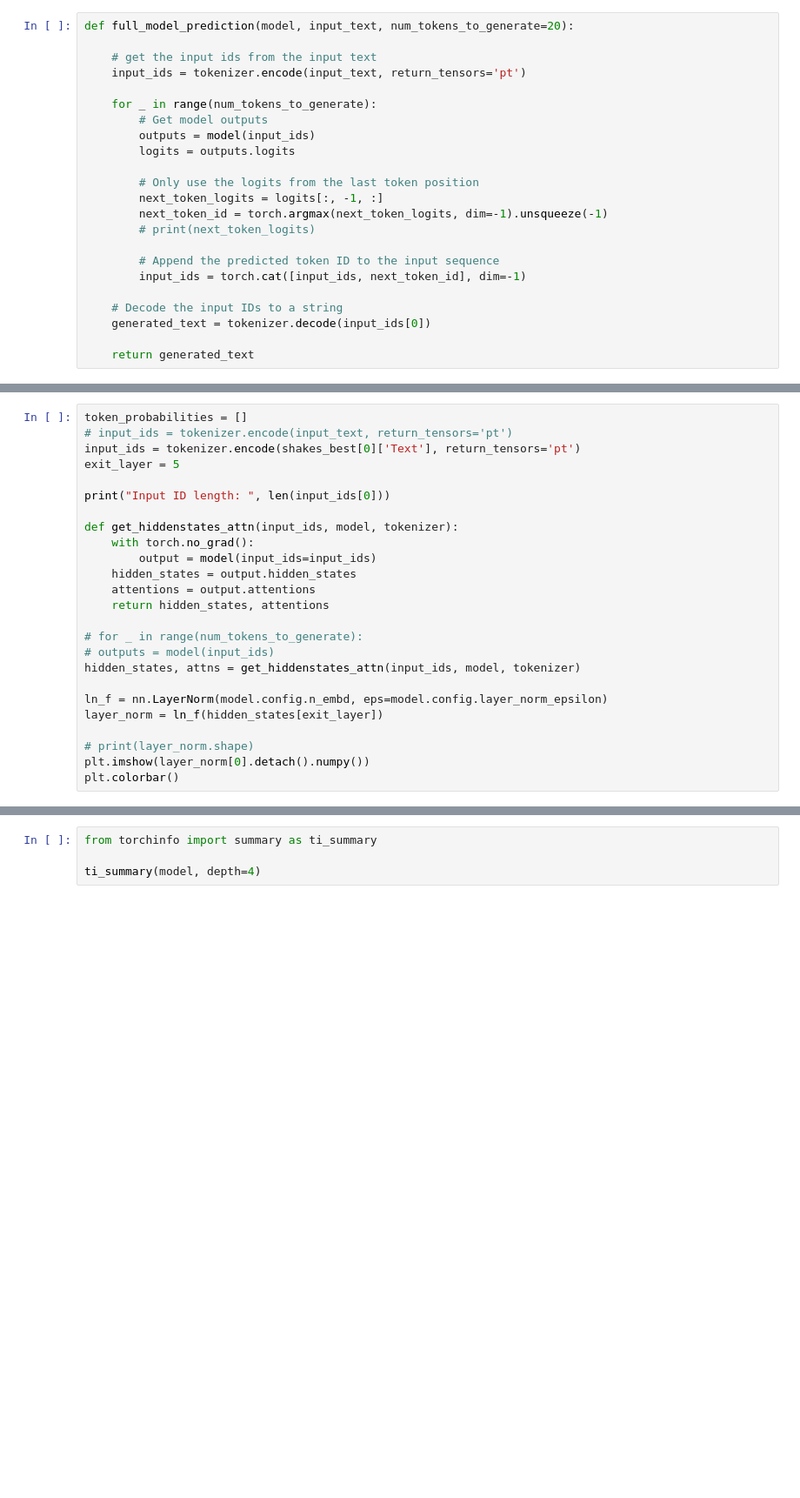
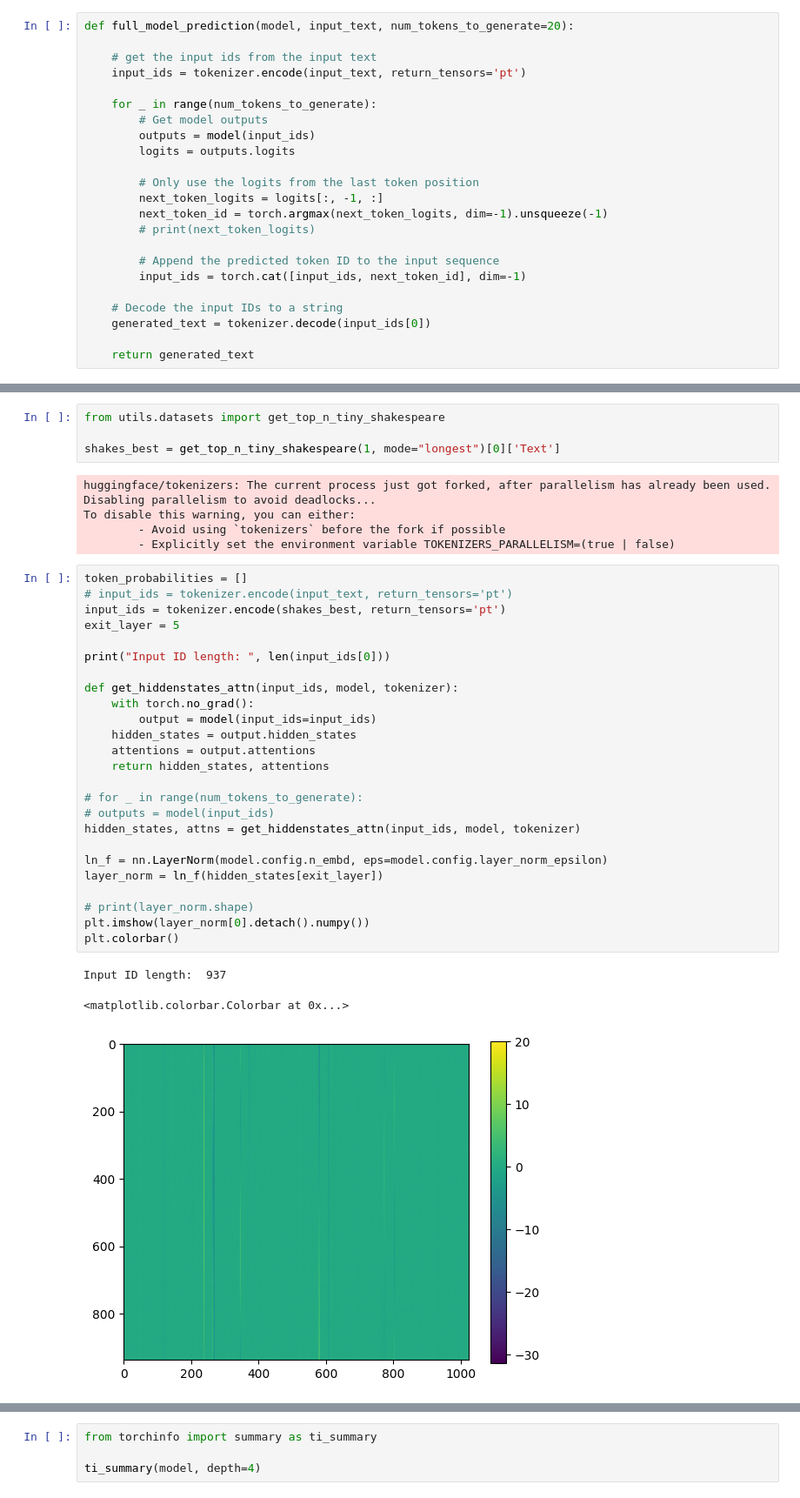
Before and after one commit to ariellubonja/gpt-early-exit, a Jupyter notebook: GPT2_early_exiting.ipynb, the cells around one changed output, grey strips where cells are left out. Shown at 87% size. Saved outputs shown, nothing was run; the diff lists cells and outputs as text; blank space fills up the shorter version.

```diff
--- a/GPT2_early_exiting.ipynb
+++ b/GPT2_early_exiting.ipynb
@@ -172,30 +176,43 @@ def early_prediction(model, input_text, num_tokens_to_generate=20, exit_layer=5)
     generated_text = tokenizer.decode(input_ids[0])
 
     return generated_text, token_probabilities
+# %%
+from utils.datasets import get_top_n_tiny_shakespeare
+
+shakes_best = get_top_n_tiny_shakespeare(1, mode="longest")[0]['Text']
+# %% [output]
+huggingface/tokenizers: The current process just got forked, after parallelism has already been used. Disabling parallelism to avoid deadlocks...
+To disable this warning, you can either:
+        - Avoid using `tokenizers` before the fork if possible
+        - Explicitly set the environment variable TOKENIZERS_PARALLELISM=(true | false)
 # %%
 token_probabilities = []
 # input_ids = tokenizer.encode(input_text, return_tensors='pt')
-input_ids = tokenizer.encode(shakes_best[0]['Text'], return_tensors='pt')
+input_ids = tokenizer.encode(shakes_best, return_tensors='pt')
 exit_layer = 5
 
 print("Input ID length: ", len(input_ids[0]))
 
 def get_hiddenstates_attn(input_ids, model, tokenizer):
     with torch.no_grad():
         output = model(input_ids=input_ids)
     hidden_states = output.hidden_states
     attentions = output.attentions
     return hidden_states, attentions
 
 # for _ in range(num_tokens_to_generate):
 # outputs = model(input_ids)
 hidden_states, attns = get_hiddenstates_attn(input_ids, model, tokenizer)
 
 ln_f = nn.LayerNorm(model.config.n_embd, eps=model.config.layer_norm_epsilon)
 layer_norm = ln_f(hidden_states[exit_layer])
 
 # print(layer_norm.shape)
 plt.imshow(layer_norm[0].detach().numpy())
 plt.colorbar()
+# %% [output]
+Input ID length:  937
+<matplotlib.colorbar.Colorbar at 0x...>
+[figure, added]
 # %%
 len(model(input_ids).hidden_states)
```
Also changed, not shown: parts of 38 cells of this notebook, 1 other file.
